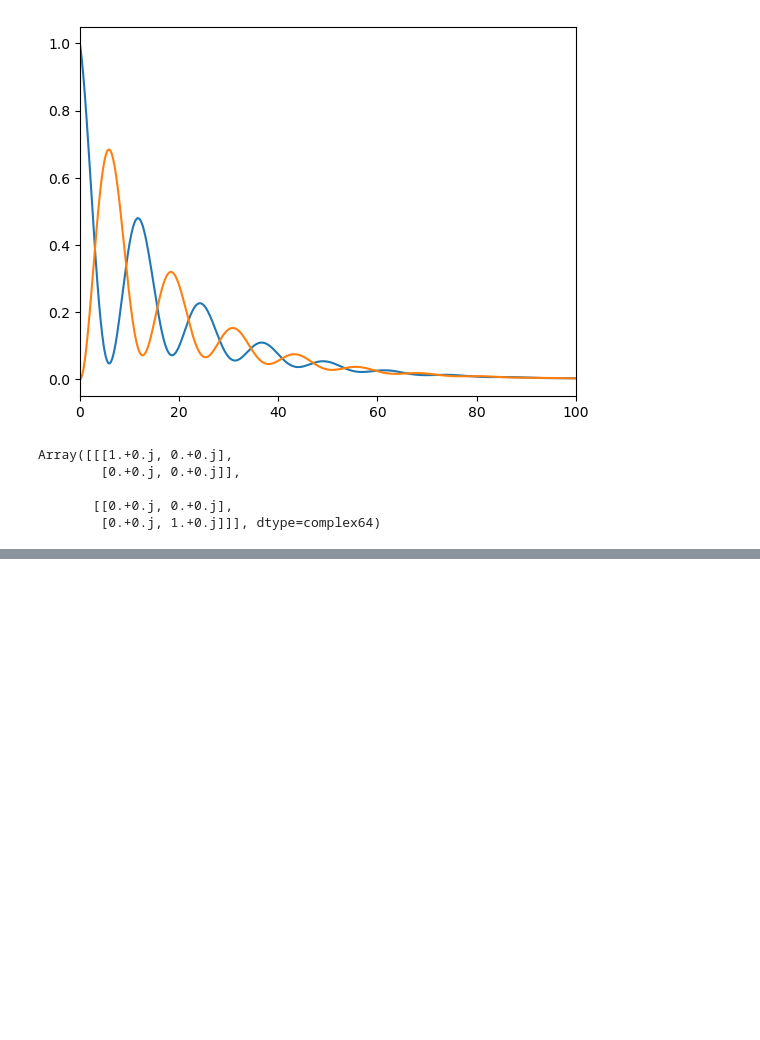
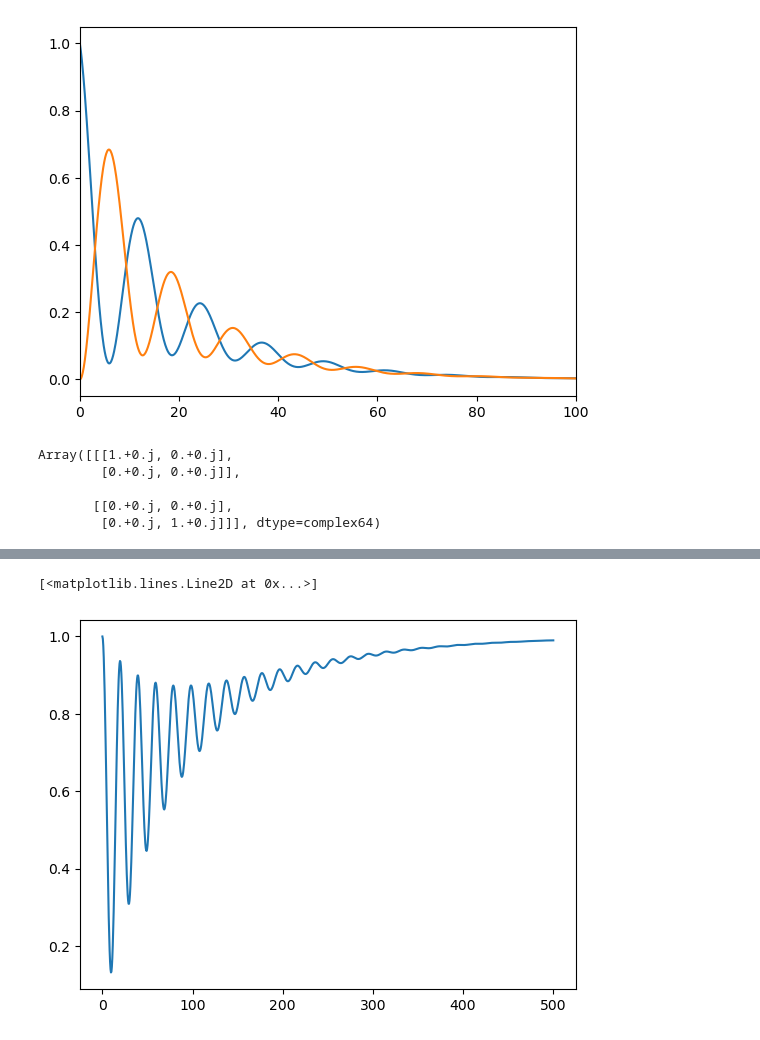
Before and after one commit to Rumoa/lindblad_sicpovm, a Jupyter notebook: exploring.ipynb, the cells around one changed output, grey strips where cells are left out. Saved outputs shown, nothing was run; the diff lists cells and outputs as text; code cells hidden in the pictures; blank space fills up the shorter version.

```diff
--- a/exploring.ipynb
+++ b/exploring.ipynb
@@ -355,0 +653,21 @@ plt.show()
+# %%
+rho0 = qt.ket2dm( (qt.basis(2, 0) - 1*qt.basis(2, 1))).full()
+
+omega = 0.2
+
+H = omega / 2 * qt.sigmax() + 0.25 / 2 * qt.sigmaz()
+
+
+L = _make_Lambda(jnp.array(H), 0.1 * jnp.array(qt.sigmaz()))
+
+Dsuperop = _make_dissipator(0.1 * jnp.array(qt.sigmaz()))
+
+times = jnp.linspace(0, 500, 1000)
+
+rhot_v = jax.vmap(lambda t: (expm(L * t) @ vec(rho0)))(times)
+rhot = jax.vmap(lambda a: unvec(a, 2))(rhot_v)
+# %%
+plt.plot(times, jnp.real(rhot[:, 0, 0]))
+# %% [output]
+[<matplotlib.lines.Line2D at 0x...>]
+[figure, added]
```
Also changed, not shown: parts of 42 cells of this notebook.
